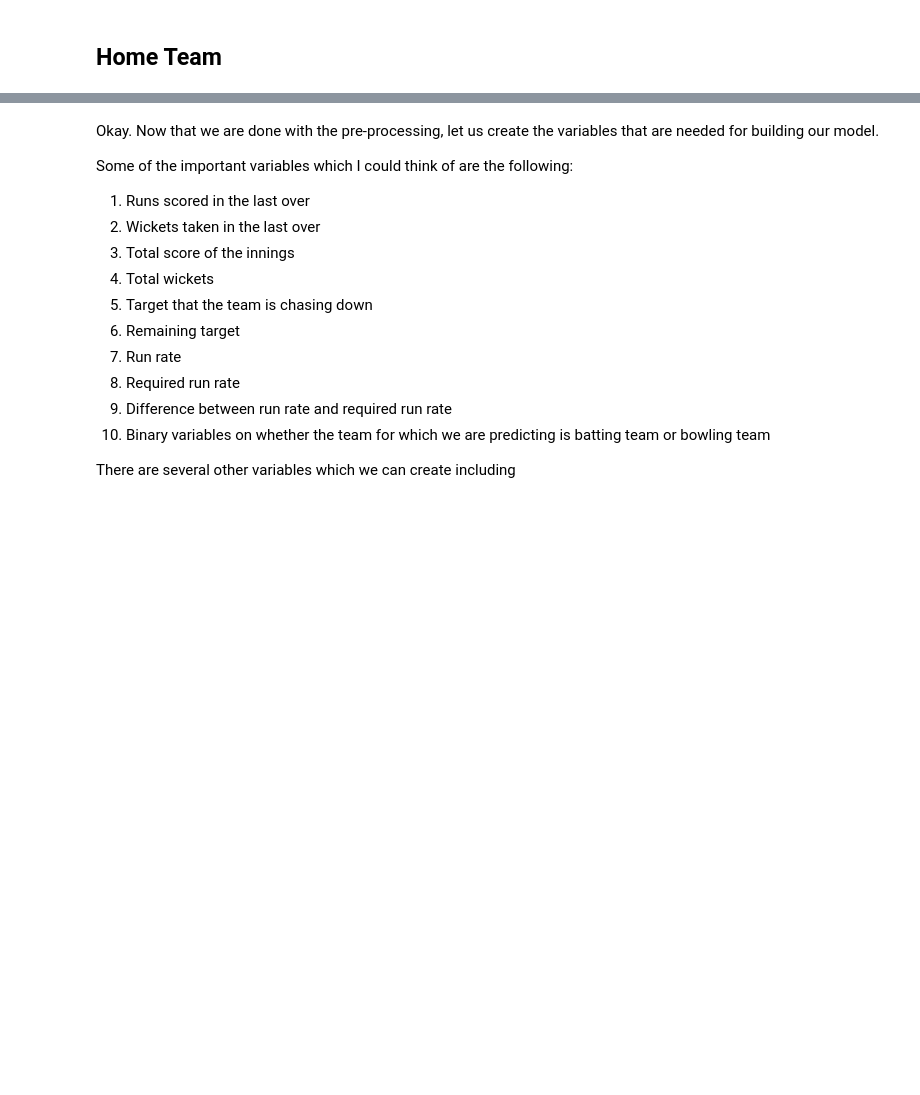
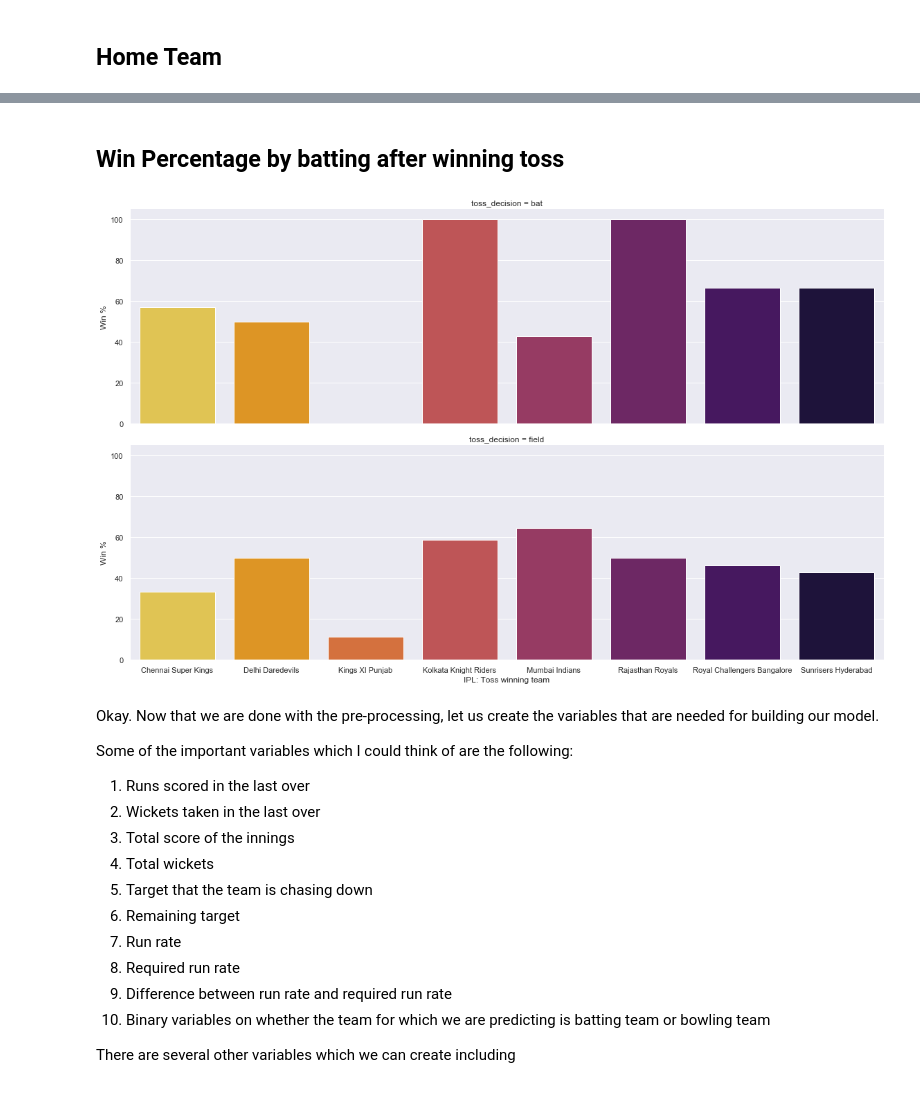
Before and after one commit to Moraut/DSND-Term-2, a Jupyter notebook: 01. Data Science Blog Post/notebook/IPL_win_prediction.ipynb, the cells around one changed output, grey strips where cells are left out. Saved outputs shown, nothing was run; the diff lists cells and outputs as text; code cells hidden in the pictures; blank space fills up the shorter version.

```diff
--- a/01. Data Science Blog Post/notebook/IPL_win_prediction.ipynb
+++ b/01. Data Science Blog Post/notebook/IPL_win_prediction.ipynb
@@ -128,3 +230,19 @@ fil_match.tail(5)
+# %% [markdown]
+## Win Percentage by batting after winning toss
+# %%
+# Batting after winning the toss
+#Preprocessing for visualization
+df = fil_match[['toss_winner','toss_decision','toss_winner_win']].groupby(['toss_winner','toss_decision']).agg(['sum','count']).reset_index()
+df.columns = ['toss_winner','toss_decision','wins','Total matches with toss wins']
+df['toss_win_percentage'] = round(100*df['wins']/df['Total matches with toss wins'],2)
+
+df.sort_values(by=['toss_winner','toss_decision'], inplace = True)
+
+#create barplot
+g = sns.FacetGrid(df, row="toss_decision", height=5, aspect=3.2)
+g = (g.map(sns.barplot, "toss_winner", "toss_win_percentage", palette = 'inferno_r').set_axis_labels("IPL: Toss winning team", "Win %"))
+# %% [output]
+[figure, added]
 # %% [markdown]
 Okay. Now that we are done with the pre-processing, let us create the variables that are needed for building our model.
 
```
Also changed, not shown: parts of 22 cells of this notebook, 1 other file.
